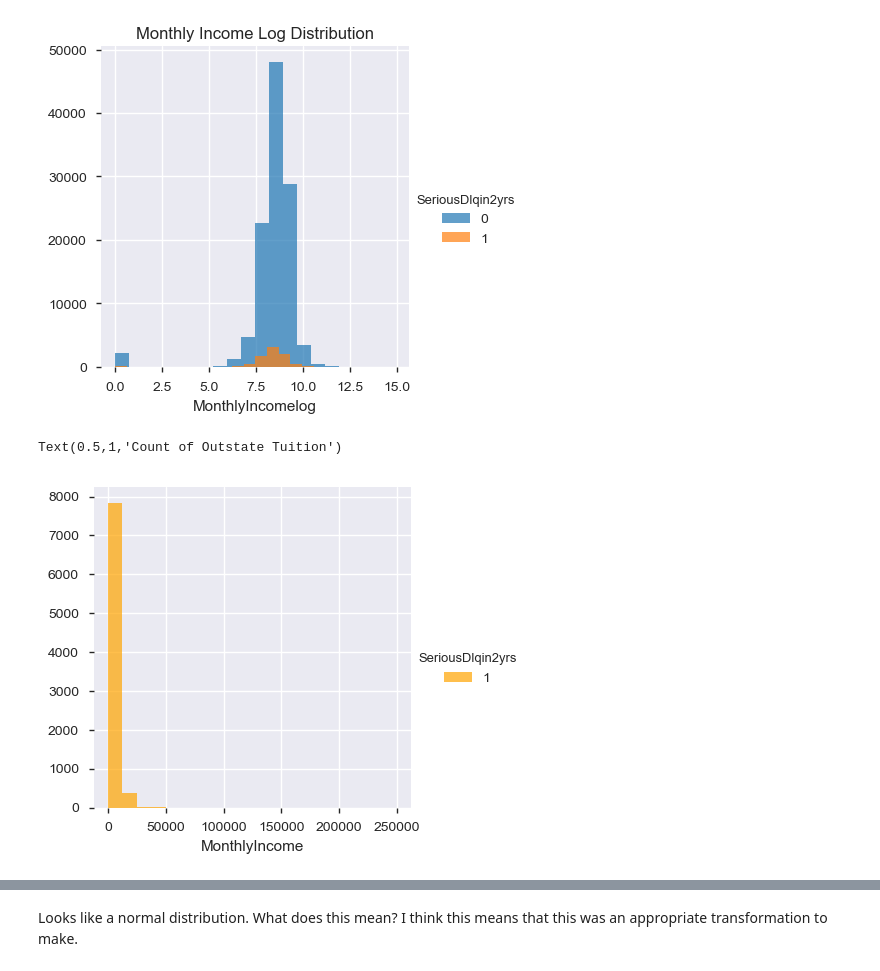
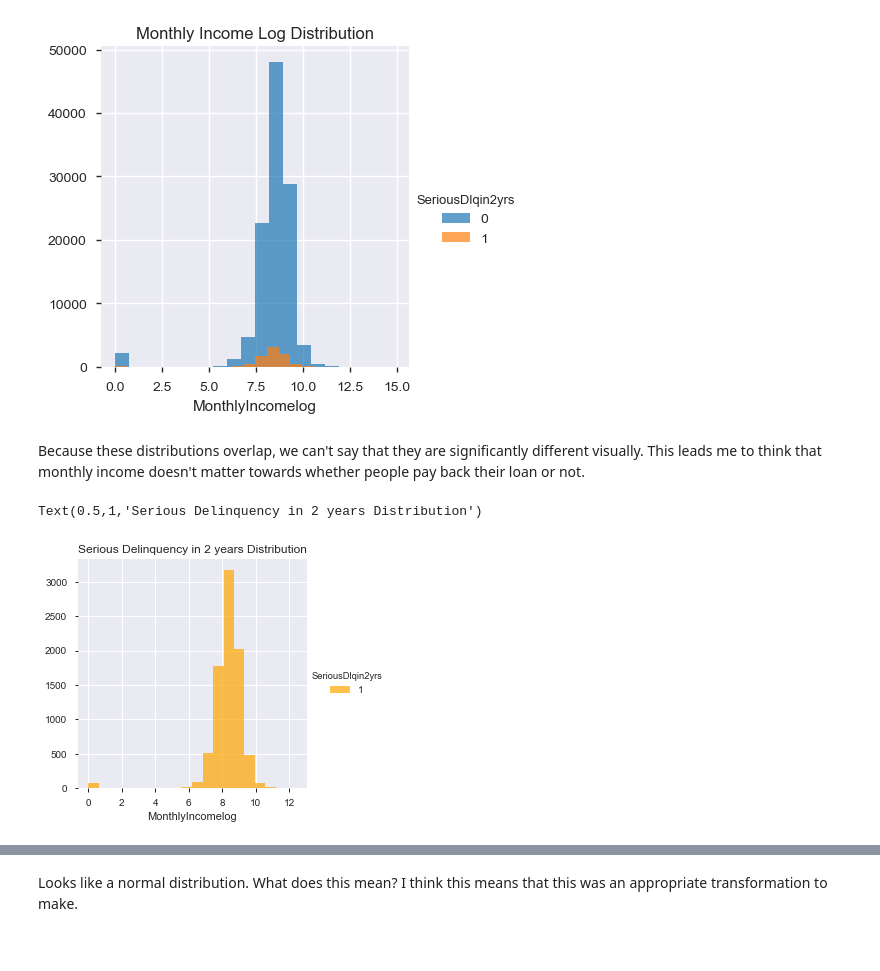
Before and after one commit to thealongsider/Data-Analytics-Projects, a Jupyter notebook: Paidy/Paidy Dataset Exercise.ipynb, the cells around one changed output, grey strips where cells are left out. Cells and saved outputs as stored; diff of their text form; code cells hidden in the pictures.

```diff
--- a/Paidy/Paidy Dataset Exercise.ipynb
+++ b/Paidy/Paidy Dataset Exercise.ipynb
@@ -440,11 +481,13 @@ axes[0].set_title('Monthly Income Log Distribution')
 # %% [output]
 Text(0.5,1,'Monthly Income Log Distribution')
 [figure]
+# %% [markdown]
+Because these distributions overlap, we can't say that they are significantly different visually. This leads me to think that monthly income doesn't matter towards whether people pay back their loan or not.
 # %%
 g = sns.FacetGrid(cred_incdrop[cred_incdrop['SeriousDlqin2yrs']==1],hue='SeriousDlqin2yrs',height=4)
-g = (g.map(plt.hist,'MonthlyIncome', alpha=0.7, bins=20,color='orange')).add_legend()
-#axes = g.axes.flatten()
-axes[0].set_title('Count of Outstate Tuition')
+g = (g.map(plt.hist,'MonthlyIncomelog', alpha=0.7, bins=20,color='orange')).add_legend()
+axes = g.axes.flatten()
+axes[0].set_title('Serious Delinquency in 2 years Distribution')
 # %% [output]
-Text(0.5,1,'Count of Outstate Tuition')
+Text(0.5,1,'Serious Delinquency in 2 years Distribution')
-[figure, old version]
+[figure, new version]
```
Also changed, not shown: parts of 20 cells of this notebook.
